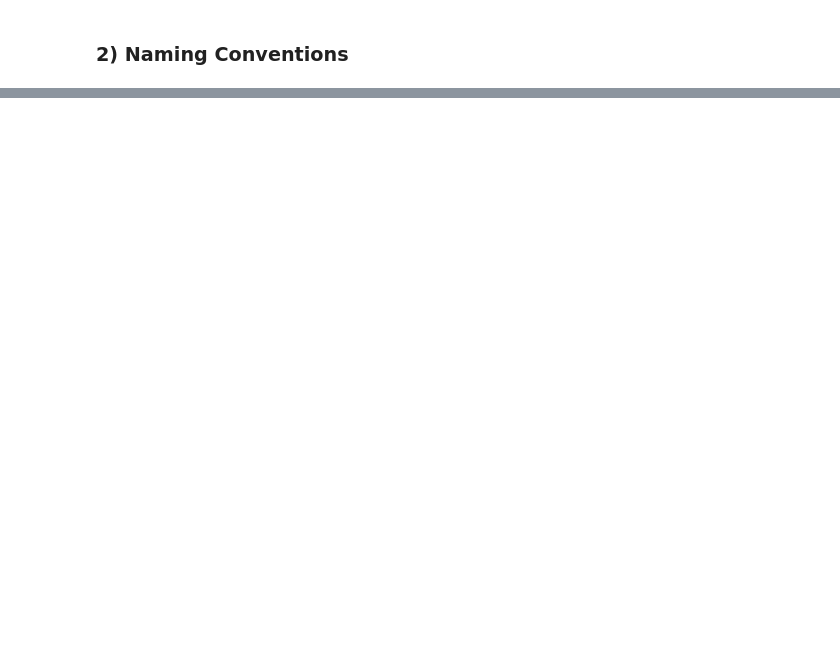
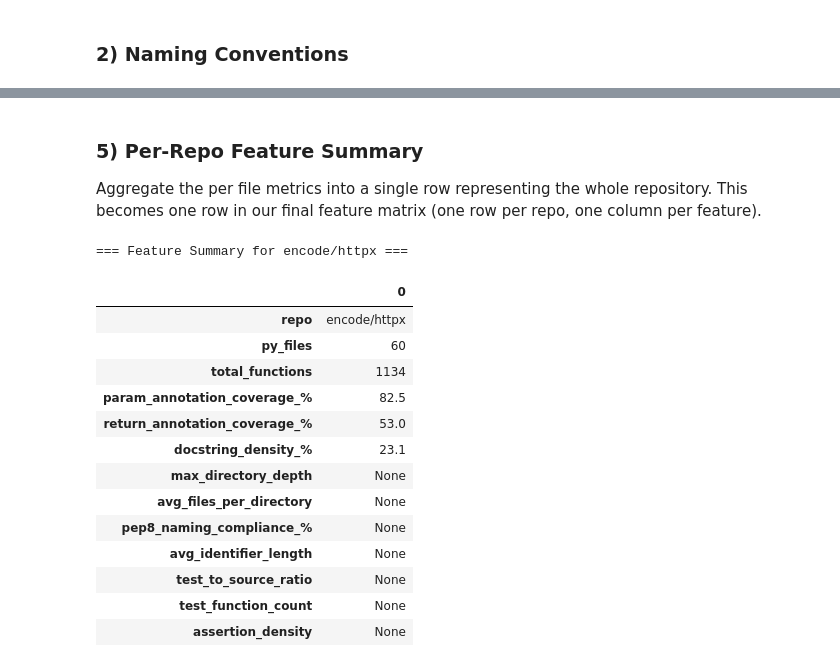
Before and after one commit to bhollis6/cs540_dataset_ready, a Jupyter notebook: main.ipynb, the cells around one changed output, grey strips where cells are left out. Saved outputs shown, nothing was run; the diff lists cells and outputs as text; code cells hidden in the pictures; blank space fills up the shorter version.

```diff
--- a/main.ipynb
+++ b/main.ipynb
@@ -170,0 +346,55 @@ df_folder_and_files.to_parquet('dataset.parquet')
+# %% [markdown]
+### 5) Per-Repo Feature Summary
+Aggregate the per file metrics into a single row representing the whole repository. This becomes one row in our final feature matrix (one row per repo, one column per feature).
+# %%
+total_params = df_folder_and_files['total_params'].sum()
+typed_params = df_folder_and_files['typed_params'].sum()
+total_funcs = df_folder_and_files['total_functions'].sum()
+funcs_with_return = df_folder_and_files['functions_with_return_type'].sum()
+total_documentable = df_folder_and_files['total_documentable'].sum()
+with_docstring = df_folder_and_files['with_docstring'].sum()
+
+repo_summary = pd.DataFrame([{
+    'repo': f'{repo_owner}/{repo_name}',
+    'py_files': len(df_folder_and_files),
+    'total_functions': int(total_funcs),
+
+    # Type Annotations
+    'param_annotation_coverage_%': round(typed_params / total_params * 100, 1) if total_params > 0 else 0.0,
+    'return_annotation_coverage_%': round(funcs_with_return / total_funcs * 100, 1) if total_funcs > 0 else 0.0,
+
+    # Docstring Density
+    'docstring_density_%': round(with_docstring / total_documentable * 100, 1) if total_documentable > 0 else 0.0,
+
+    # Directory Structure
+    'max_directory_depth': None,
+    'avg_files_per_directory': None,
+
+    # Naming Conventions
+    'pep8_naming_compliance_%': None,
+    'avg_identifier_length': None,
+
+    # Test Suite Metrics
+    'test_to_source_ratio': None,
+    'test_function_count': None,
+    'assertion_density': None,
+}])
+
+print(f"=== Feature Summary for {repo_owner}/{repo_name} ===")
+repo_summary.T
+# %% [output]
+=== Feature Summary for encode/httpx ===
+|  | 0 |
+| repo | encode/httpx |
+| py_files | 60 |
+| total_functions | 1134 |
+| param_annotation_coverage_% | 82.5 |
+| return_annotation_coverage_% | 53.0 |
+| docstring_density_% | 23.1 |
+| max_directory_depth | None |
+| avg_files_per_directory | None |
+| pep8_naming_compliance_% | None |
+| avg_identifier_length | None |
+| test_to_source_ratio | None |
+| test_function_count | None |
+| assertion_density | None |
```
Also changed, not shown: parts of 9 cells of this notebook, 3 other files.
